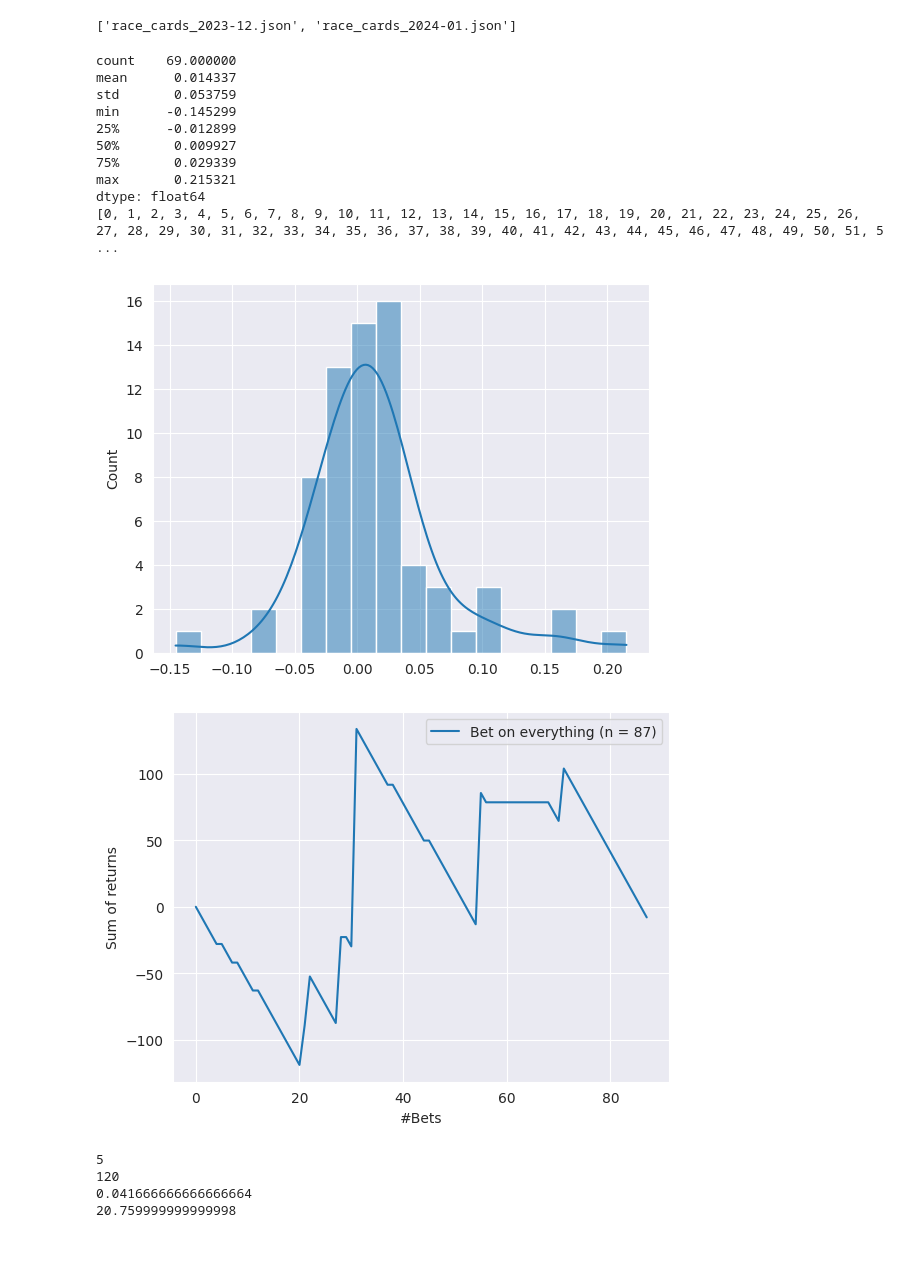
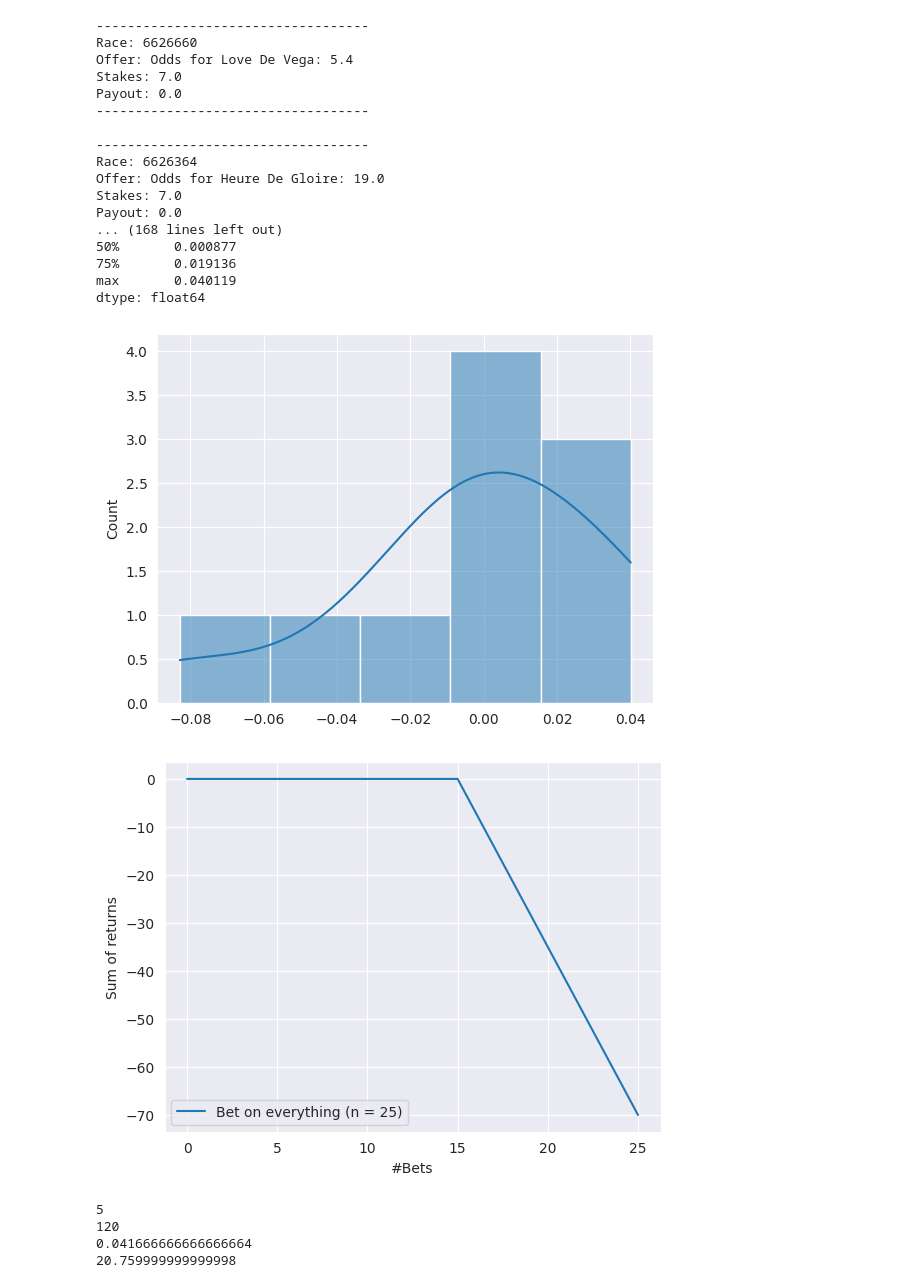
Before and after one commit to Dateb/WageringSystem, a Jupyter notebook: notebooks/exchange_bets_evaluation.ipynb, the cells around one changed output. Saved outputs shown, nothing was run; the diff lists cells and outputs as text; code cells hidden in the pictures; blank space fills up the shorter version.

```diff
--- a/notebooks/exchange_bets_evaluation.ipynb
+++ b/notebooks/exchange_bets_evaluation.ipynb
@@ -19,7 +19,6 @@ def plot_test_bets_return(test_bets: List[Bet], axis, label: str) -> None:
     date_values = list(range(len(payout_values)))
     cum_payout_values = cumsum(payout_values)
     label = f"{label} (n = {len(test_bets)})"
-    print(date_values)
     sns.lineplot(ax=axis, x=date_values, y=cum_payout_values, label=label)
 
 TEST_BETS_PATH = "../data/bets_log"
@@ -30,12 +29,10 @@ for file_name in os.listdir(TEST_BETS_PATH):
         with open(f"{TEST_BETS_PATH}/{file_name}", "rb") as f:
             test_bets += pickle.load(f)
 
-race_cards_loader = RaceCardsPersistence("race_cards")
+race_cards_loader = RaceCardsPersistence("race_cards_new")
 race_results_container = RaceResultsContainer()
 
 test_sample_file_names = race_cards_loader.race_card_file_names[-2:]
-
-print(test_sample_file_names)
 
 race_cards = {}
 
@@ -45,49 +42,59 @@ for race_card_file_name in tqdm(test_sample_file_names):
 
 bet_evaluator = WinBetEvaluator()
 payout_calculator = BetfairPayoutCalculator(bet_evaluator)
+
+for bet in test_bets:
+    print(bet)
 
 payout_calculator.insert_payouts_into_bets(test_bets, race_results_container.race_results)
 
 win_prob_diffs = []
 for bet in test_bets:
     race_card_id_bet = bet.bet_offer.race_card.race_id
     horse_number_bet = bet.bet_offer.horse.number
     horse_sp = 0
     for race_card in race_cards.values():
         # print(type(race_card.race_id))
         # print(type(race_card_id_bet))
         if str(race_card.race_id) == race_card_id_bet:
             for horse in race_card.horses:
                 if horse.number == horse_number_bet:
                     horse_sp = horse.betfair_win_sp
 
     if horse_sp > 0:
-        bet_offer_win_prob = 1 / bet.bet_offer.odds
+        bet_offer_win_prob = 1 / (bet.bet_offer.odds * (1 - 0.025))
         bet_sp_win_prob = 1 / horse_sp
 
         win_prob_diffs.append(bet_sp_win_prob - bet_offer_win_prob)
+
 
 print(pd.Series(win_prob_diffs).describe())
 sns.histplot(data=win_prob_diffs, kde=True)
 
 fig, axes = plt.subplots(1, 1)
 
 axes.set(xlabel="#Bets", ylabel="Sum of returns")
 plot_test_bets_return(test_bets=test_bets, axis=axes, label="Bet on everything")
 # %% [output]
-['race_cards_2023-12.json', 'race_cards_2024-01.json']
+-----------------------------------
+Race: 6626660
+Offer: Odds for Love De Vega: 5.4
+Stakes: 7.0
+Payout: 0.0
+-----------------------------------
+
+-----------------------------------
+Race: 6626364
+Offer: Odds for Heure De Gloire: 19.0
+Stakes: 7.0
+Payout: 0.0
+... (168 lines left out)
+50%       0.000877
+75%       0.019136
+max       0.040119
+dtype: float64
-count    69.000000
-mean      0.014337
-std       0.053759
-min      -0.145299
-25%      -0.012899
-50%       0.009927
-75%       0.029339
-max       0.215321
-dtype: float64
-[0, 1, 2, 3, 4, 5, 6, 7, 8, 9, 10, 11, 12, 13, 14, 15, 16, 17, 18, 19, 20, 21, 22, 23, 24, 25, 26, 27, 28, 29, 30, 31, 32, 33, 34, 35, 36, 37, 38, 39, 40, 41, 42, 43, 44, 45, 46, 47, 48, 49, 50, 51, 5 ...
-[figure, old version]
+[figure, new version]
-[figure, old version]
+[figure, new version]
 # %%
 import numpy as np
 
```
Also changed, not shown: 26 other files.
